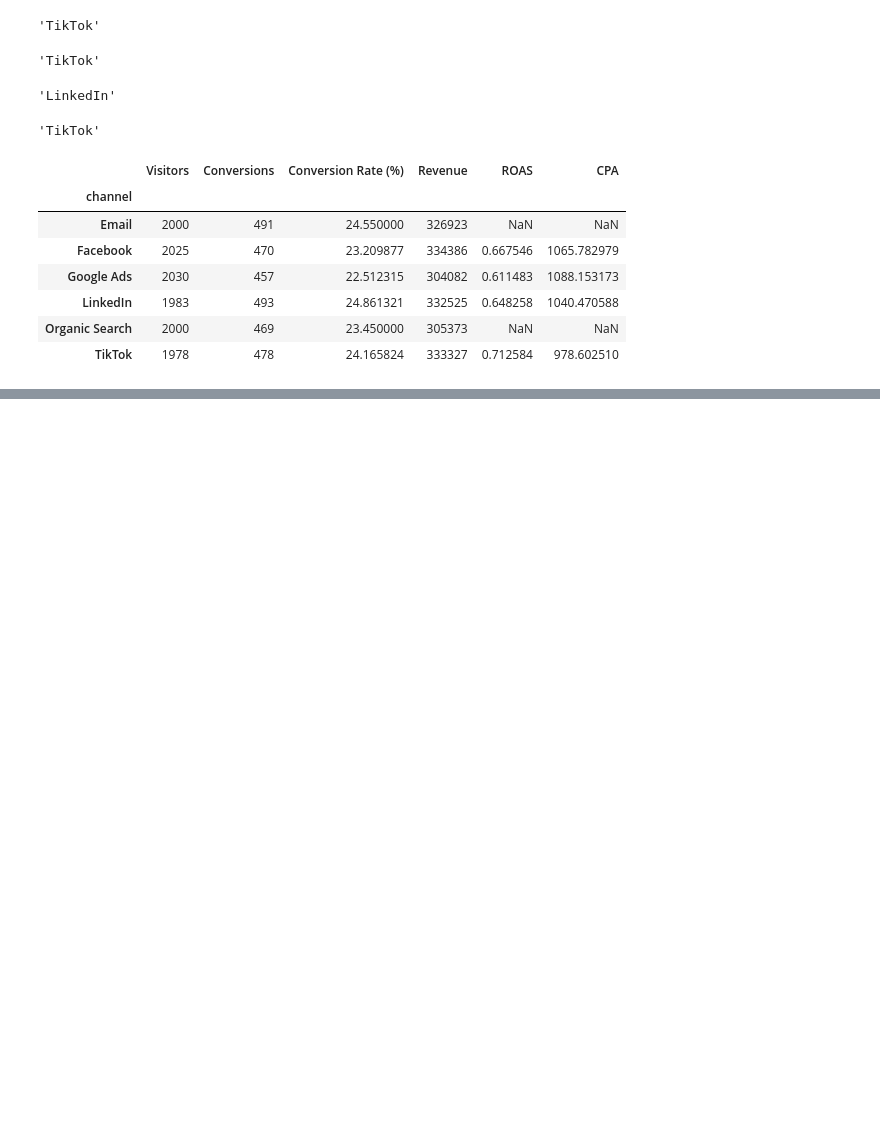
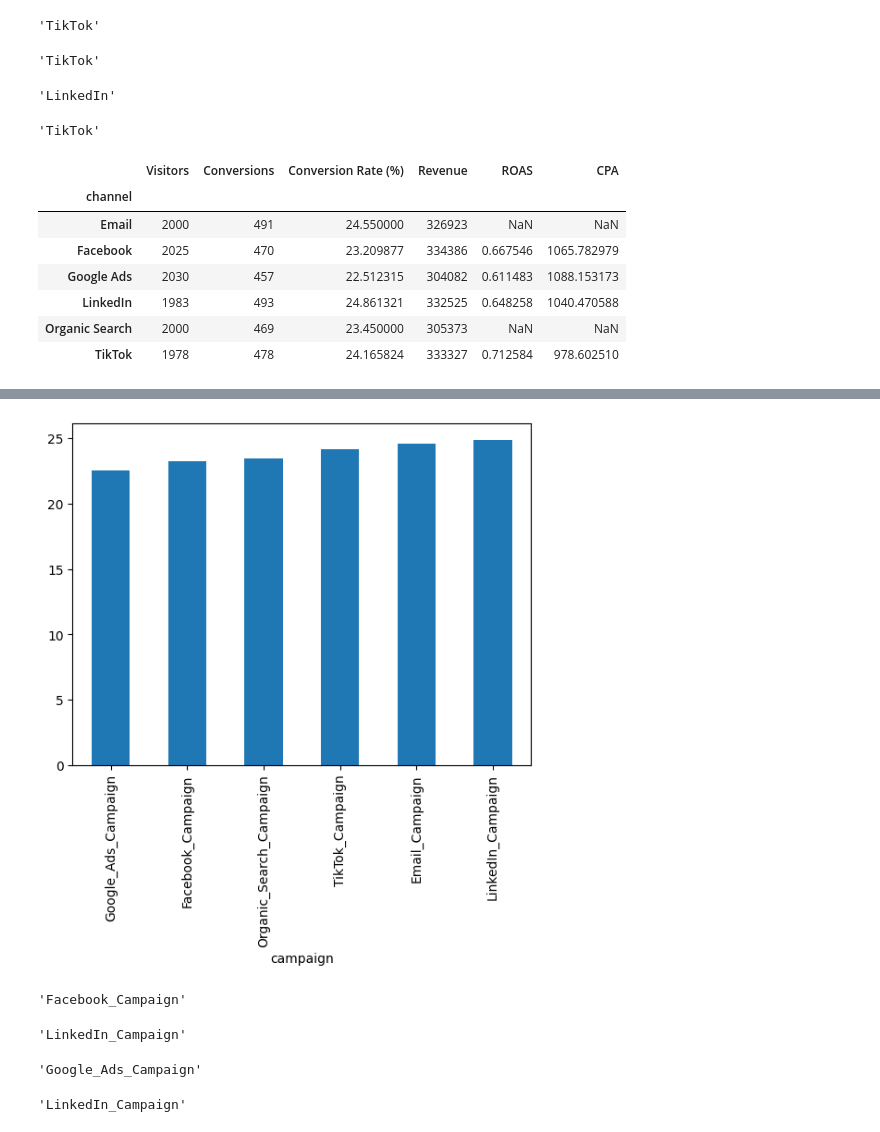
Before and after one commit to snehaone1/multi-touch-marketing-attribution, a Jupyter notebook: notebooks/eda.ipynb, the cells around one changed output, grey strips where cells are left out. Drawn from its saved outputs; the diff is of its cells as text; code cells hidden in the pictures; blank space fills up the shorter version.

```diff
--- a/notebooks/eda.ipynb
+++ b/notebooks/eda.ipynb
@@ -1058,0 +1234,21 @@ kpi_summary
+# %%
+campaign_dashboard["Conversion Rate (%)"].sort_values().plot(kind="bar")
+plt.show()
+# %% [output]
+[figure, added]
+# %%
+campaign_dashboard["Revenue"].idxmax()
+# %% [output]
+'Facebook_Campaign'
+# %%
+campaign_dashboard["Conversion Rate (%)"].idxmax()
+# %% [output]
+'LinkedIn_Campaign'
+# %%
+campaign_dashboard["Visitors"].idxmax()
+# %% [output]
+'Google_Ads_Campaign'
+# %%
+campaign_dashboard["Conversions"].idxmax()
+# %% [output]
+'LinkedIn_Campaign'
```
Also changed, not shown: parts of 30 cells of this notebook.
